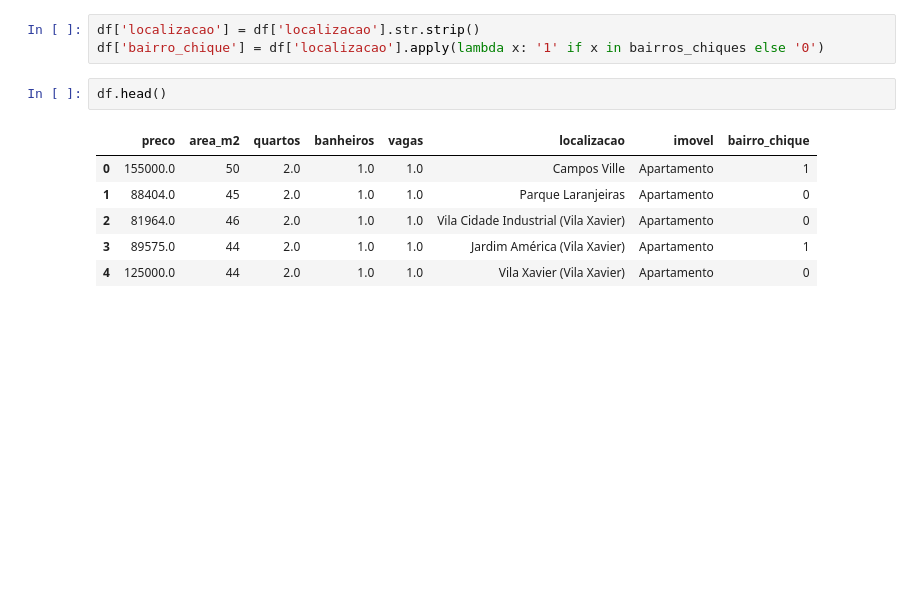
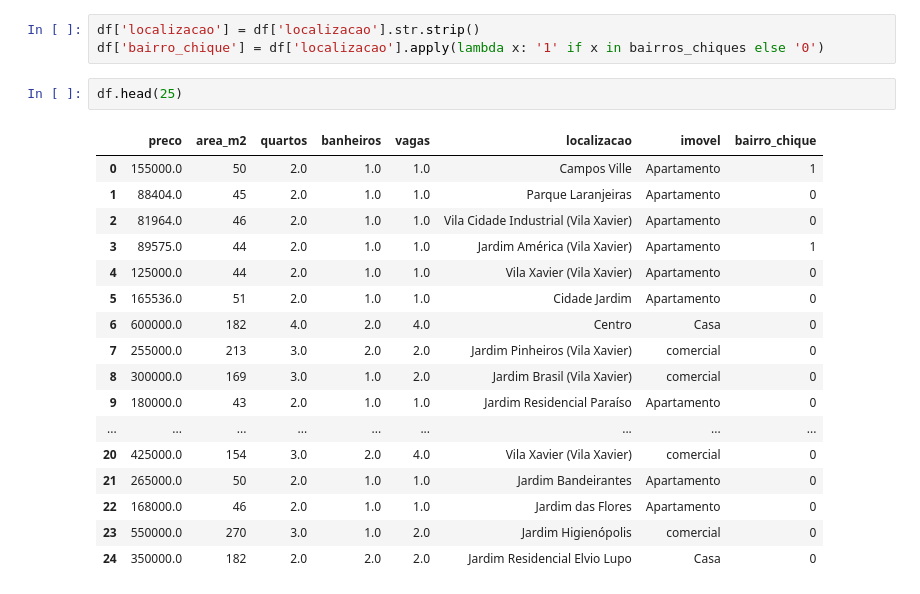
Before and after one commit to MateusEcoAplicada/observatorio_araraquara, a Jupyter notebook: notebooks/exploracao_dados.ipynb, the cells around one changed output. Drawn from its saved outputs; the diff is of its cells as text; blank space fills up the shorter version.

```diff
--- a/notebooks/exploracao_dados.ipynb
+++ b/notebooks/exploracao_dados.ipynb
@@ -267,11 +267,22 @@ bairros_chiques = ['Jardim das Estações (Vila Xavier)', 'Jardim América (Vila
 df['localizacao'] = df['localizacao'].str.strip()
 df['bairro_chique'] = df['localizacao'].apply(lambda x: '1' if x in bairros_chiques else '0')
 # %%
-df.head()
+df.head(25)
 # %% [output]
 |  | preco | area_m2 | quartos | banheiros | vagas | localizacao | imovel | bairro_chique |
 | 0 | 155000.0 | 50 | 2.0 | 1.0 | 1.0 | Campos Ville | Apartamento | 1 |
 | 1 | 88404.0 | 45 | 2.0 | 1.0 | 1.0 | Parque Laranjeiras | Apartamento | 0 |
 | 2 | 81964.0 | 46 | 2.0 | 1.0 | 1.0 | Vila Cidade Industrial (Vila Xavier) | Apartamento | 0 |
 | 3 | 89575.0 | 44 | 2.0 | 1.0 | 1.0 | Jardim América (Vila Xavier) | Apartamento | 1 |
 | 4 | 125000.0 | 44 | 2.0 | 1.0 | 1.0 | Vila Xavier (Vila Xavier) | Apartamento | 0 |
+| 5 | 165536.0 | 51 | 2.0 | 1.0 | 1.0 | Cidade Jardim | Apartamento | 0 |
+| 6 | 600000.0 | 182 | 4.0 | 2.0 | 4.0 | Centro | Casa | 0 |
+| 7 | 255000.0 | 213 | 3.0 | 2.0 | 2.0 | Jardim Pinheiros (Vila Xavier) | comercial | 0 |
+| 8 | 300000.0 | 169 | 3.0 | 1.0 | 2.0 | Jardim Brasil (Vila Xavier) | comercial | 0 |
+| 9 | 180000.0 | 43 | 2.0 | 1.0 | 1.0 | Jardim Residencial Paraíso | Apartamento | 0 |
+| ... | ... | ... | ... | ... | ... | ... | ... | ... |
+| 20 | 425000.0 | 154 | 3.0 | 2.0 | 4.0 | Vila Xavier (Vila Xavier) | comercial | 0 |
+| 21 | 265000.0 | 50 | 2.0 | 1.0 | 1.0 | Jardim Bandeirantes | Apartamento | 0 |
+| 22 | 168000.0 | 46 | 2.0 | 1.0 | 1.0 | Jardim das Flores | Apartamento | 0 |
+| 23 | 550000.0 | 270 | 3.0 | 1.0 | 2.0 | Jardim Higienópolis | comercial | 0 |
+| 24 | 350000.0 | 182 | 2.0 | 2.0 | 2.0 | Jardim Residencial Elvio Lupo | Casa | 0 |
```
Also changed, not shown: 5 other files.
